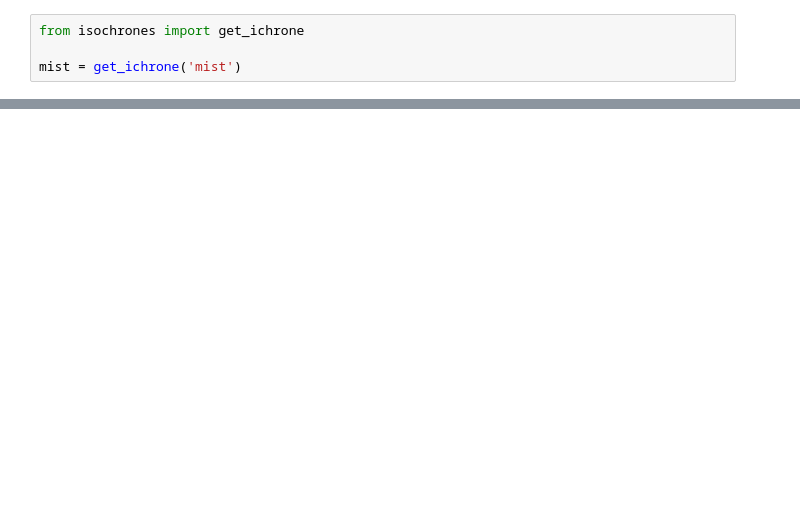
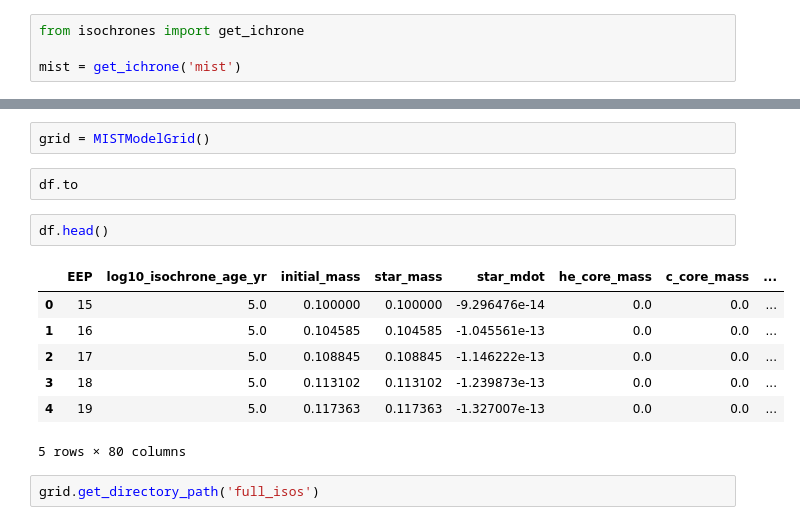
Before and after one commit to timothydmorton/isochrones, a Jupyter notebook: notebooks/BC-explore.ipynb, the cells around one changed output, grey strips where cells are left out. Cells and saved outputs as stored; diff of their text form; blank space fills up the shorter version.

```diff
--- a/notebooks/BC-explore.ipynb
+++ b/notebooks/BC-explore.ipynb
@@ -355,0 +667,16 @@ mist.interp.grid.shape
+# %%
+grid = MISTModelGrid()
+# %%
+df.to
+# %%
+df.head()
+# %% [output]
+|  | EEP | log10_isochrone_age_yr | initial_mass | star_mass | star_mdot | he_core_mass | c_core_mass | ... |
+| 0 | 15 | 5.0 | 0.100000 | 0.100000 | -9.296476e-14 | 0.0 | 0.0 | ... |
+| 1 | 16 | 5.0 | 0.104585 | 0.104585 | -1.045561e-13 | 0.0 | 0.0 | ... |
+| 2 | 17 | 5.0 | 0.108845 | 0.108845 | -1.146222e-13 | 0.0 | 0.0 | ... |
+| 3 | 18 | 5.0 | 0.113102 | 0.113102 | -1.239873e-13 | 0.0 | 0.0 | ... |
+| 4 | 19 | 5.0 | 0.117363 | 0.117363 | -1.327007e-13 | 0.0 | 0.0 | ... |
+5 rows × 80 columns
+# %%
+grid.get_directory_path('full_isos')
```
Also changed, not shown: parts of 67 cells of this notebook, 2 other files.
